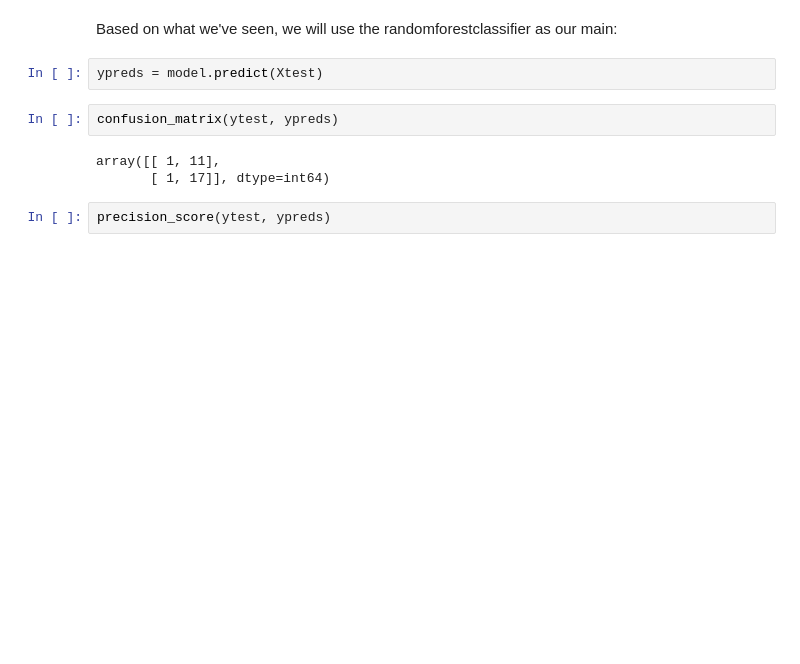
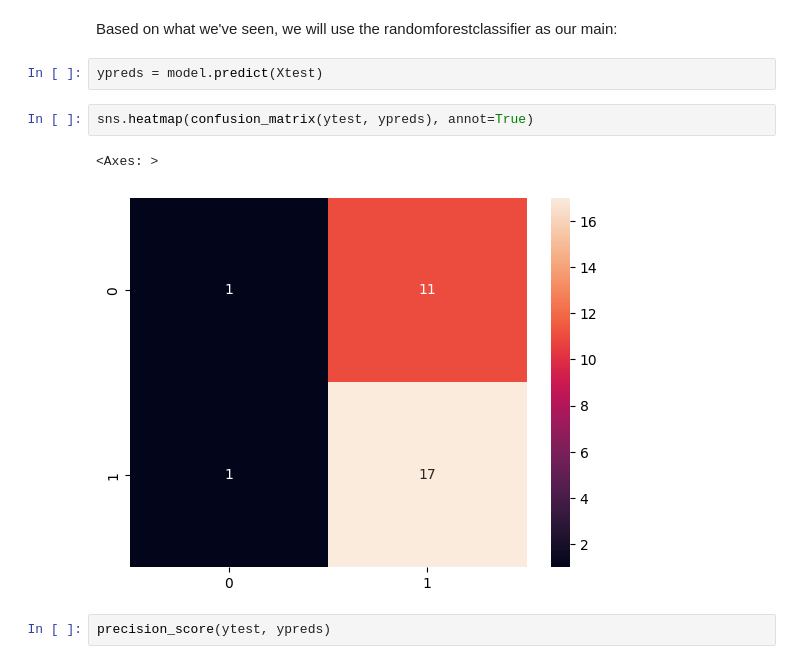
Before and after one commit to ArianAghamohseni/Crypto_ML, a Jupyter notebook: Part 3 - Final.ipynb, the cells around one changed output. Cells and saved outputs as stored; diff of their text form; blank space fills up the shorter version.

```diff
--- a/Part 3 - Final.ipynb
+++ b/Part 3 - Final.ipynb
@@ -511,11 +512,11 @@ plt.show()
 Based on what we've seen, we will use the randomforestclassifier as our main:
 # %%
 ypreds = model.predict(Xtest)
-# %%
-confusion_matrix(ytest, ypreds)
-# %% [output]
-array([[ 1, 11],
-       [ 1, 17]], dtype=int64)
+# %%
+sns.heatmap(confusion_matrix(ytest, ypreds), annot=True)
+# %% [output]
+<Axes: >
+[figure, added]
 # %%
 precision_score(ytest, ypreds)
 # %% [output]
```
Also changed, not shown: parts of 13 cells of this notebook.
